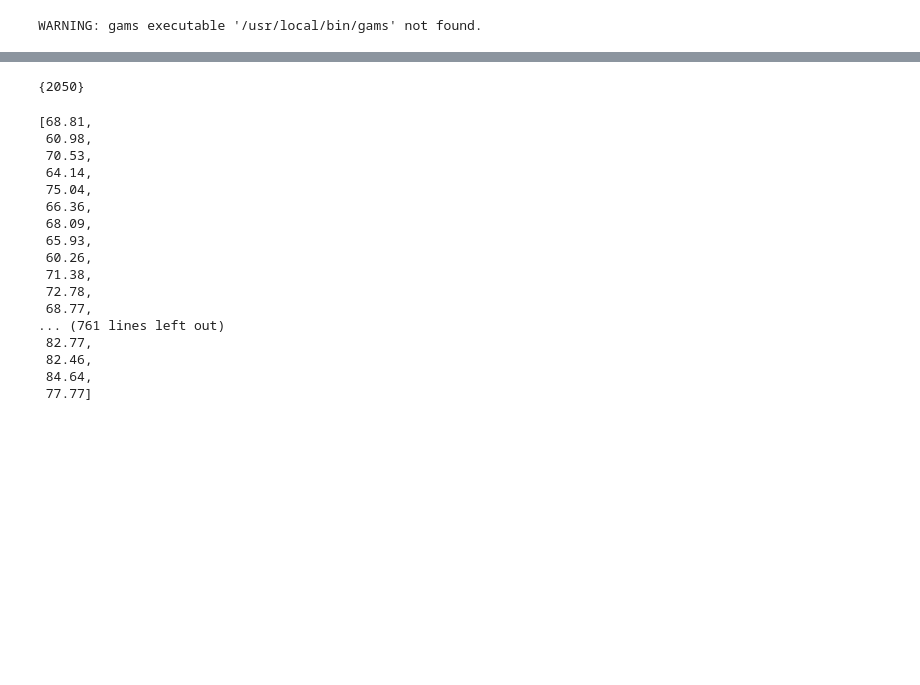
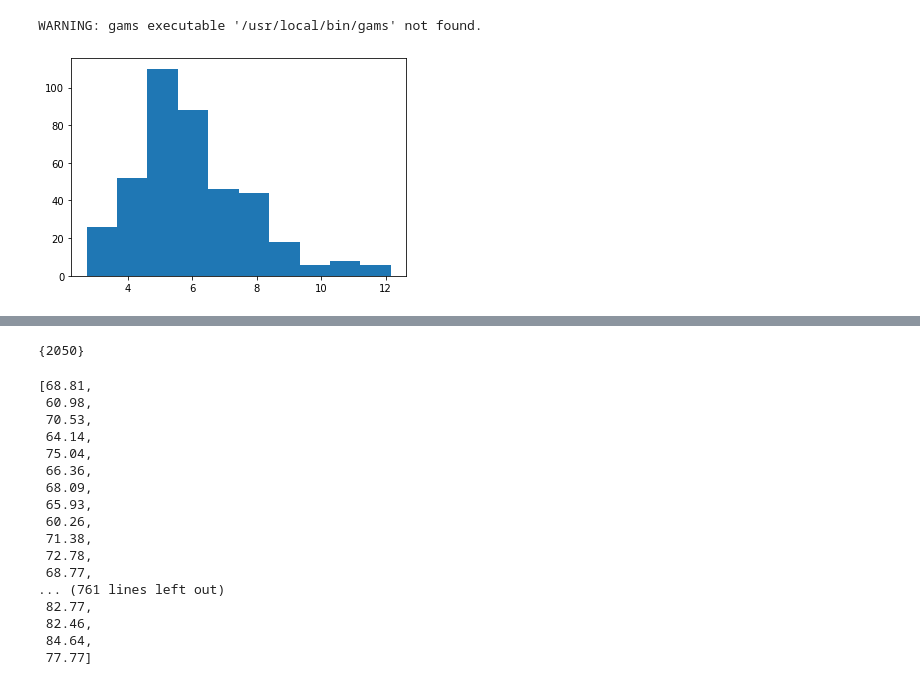
Before and after one commit to emolinaperez/MultiSector_LTS_Chile, a Jupyter notebook: python/integrate_designs_kluge_20210130.ipynb, the cells around one changed output, grey strips where cells are left out. Drawn from its saved outputs; the diff is of its cells as text; code cells hidden in the pictures; blank space fills up the shorter version.

```diff
--- a/python/integrate_designs_kluge_20210130.ipynb
+++ b/python/integrate_designs_kluge_20210130.ipynb
@@ -32,7 +32,15 @@ df_an_new_out.to_csv(sr.fp_csv_output_multi_sector_analytica, index = None, enco
 # %%
 ##  MERGE PMR FILES
 
-df_pmr_21 = pd.read_csv(sr.fp_csv_output_multi_sector_pmr.replace(".csv", "_d2-1.csv"))
-df_pmr_22 = pd.read_csv(sr.fp_csv_output_multi_sector_pmr.replace(".csv", "_d2-2.csv"))
+df_pmr_21 = pd.read_csv(sr.fp_csv_output_multi_sector_pmr.replace(".csv", "_d1-1.csv"))
+df_pmr_22 = pd.read_csv(sr.fp_csv_output_multi_sector_pmr.replace(".csv", "_d1-2.csv"))
 
 df_pmr_2 = pd.concat([df_pmr_21, df_pmr_22[df_pmr_21.columns]], axis = 0).sort_values(by = ["master_id", "year"]).reset_index(drop = True)
+
+df_pmr_2.to_csv(sr.fp_csv_output_multi_sector_pmr, index = None, encoding = "UTF-8")
+# %%
+em = list(df_pmr_2[df_pmr_2["year"] == 2050]["el-emissions_total-mtco2e"])
+plt.hist(em
+plt.show()
+# %% [output]
+[figure, added]
```
Also changed, not shown: parts of 34 cells of this notebook, 22 other files.
